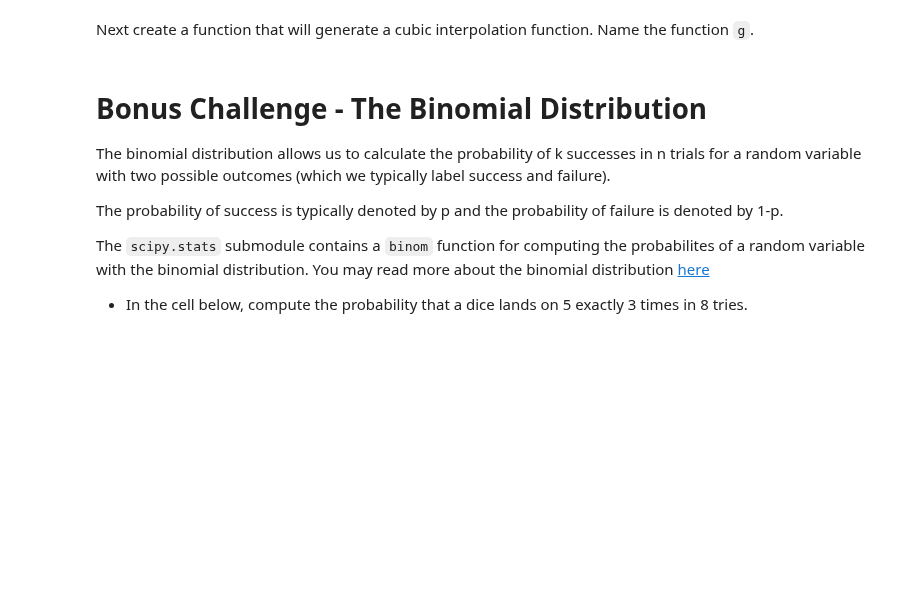
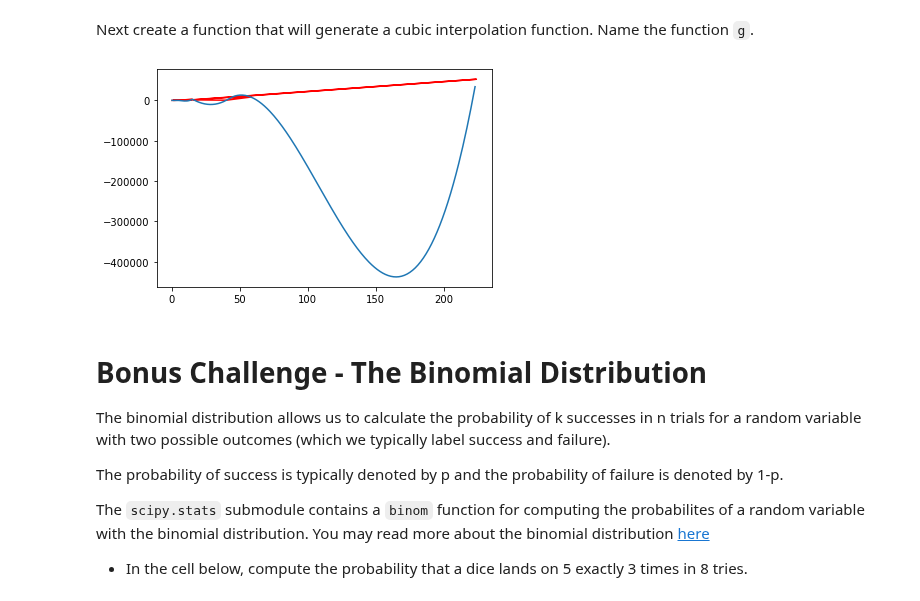
Before and after one commit to ta-data-lis/lab-intro-to-scipy, a Jupyter notebook: your-code/main.ipynb, the cells around one changed output. Cells and saved outputs as stored; diff of their text form; code cells hidden in the pictures; blank space fills up the shorter version.

```diff
--- a/your-code/main.ipynb
+++ b/your-code/main.ipynb
@@ -87,3 +126,10 @@ plt.plot(x_new, g(x_new))
+# %%
+g = interp1d(x, y, kind = 'cubic')
+# %%
+plt.plot(x, y, 'r', x_new, g(x_new), '-')
+plt.show()
+# %% [output]
+[figure, added]
 # %% [markdown]
 # Bonus Challenge - The Binomial Distribution
 
```
Also changed, not shown: parts of 25 cells of this notebook, 1 other file.
